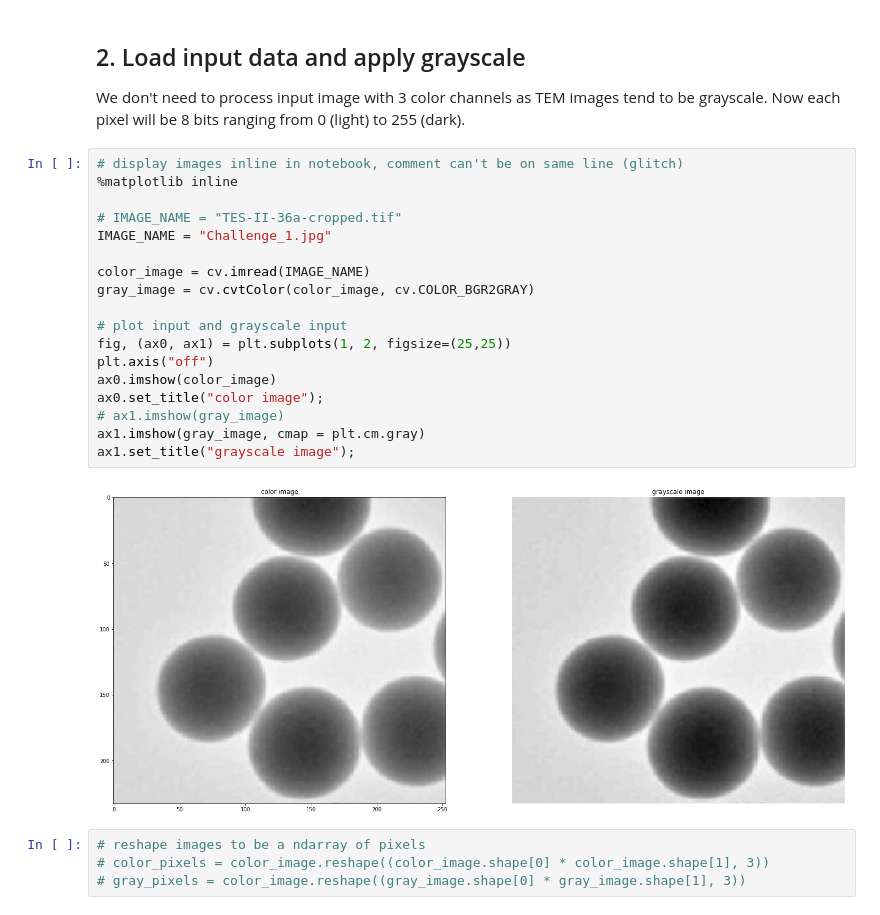
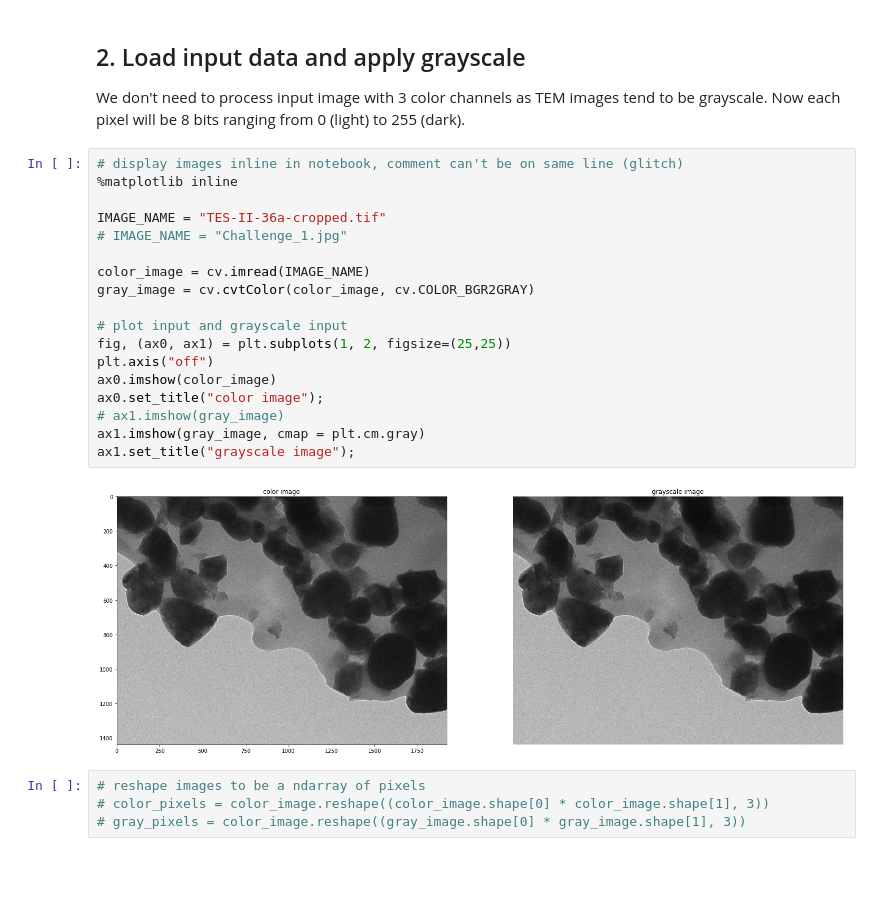
Before and after one commit to akshaytrikha/BTO-TEM-Processing, a Jupyter notebook: tem.ipynb, the cells around one changed output. Drawn from its saved outputs; the diff is of its cells as text; blank space fills up the shorter version.

```diff
--- a/tem.ipynb
+++ b/tem.ipynb
@@ -47,23 +47,23 @@ We don't need to process input image with 3 color channels as TEM images tend to
 # %%
 # display images inline in notebook, comment can't be on same line (glitch)
 %matplotlib inline
 
-# IMAGE_NAME = "TES-II-36a-cropped.tif"
-IMAGE_NAME = "Challenge_1.jpg"
+IMAGE_NAME = "TES-II-36a-cropped.tif"
+# IMAGE_NAME = "Challenge_1.jpg"
 
 color_image = cv.imread(IMAGE_NAME)
 gray_image = cv.cvtColor(color_image, cv.COLOR_BGR2GRAY)
 
 # plot input and grayscale input
 fig, (ax0, ax1) = plt.subplots(1, 2, figsize=(25,25))
 plt.axis("off")
 ax0.imshow(color_image)
 ax0.set_title("color image");
 # ax1.imshow(gray_image)
 ax1.imshow(gray_image, cmap = plt.cm.gray)
 ax1.set_title("grayscale image");
 # %% [output]
-[figure, old version]
+[figure, new version]
 # %%
 # reshape images to be a ndarray of pixels
 # color_pixels = color_image.reshape((color_image.shape[0] * color_image.shape[1], 3))
```
Also changed, not shown: parts of 24 cells of this notebook, 6 other files.
